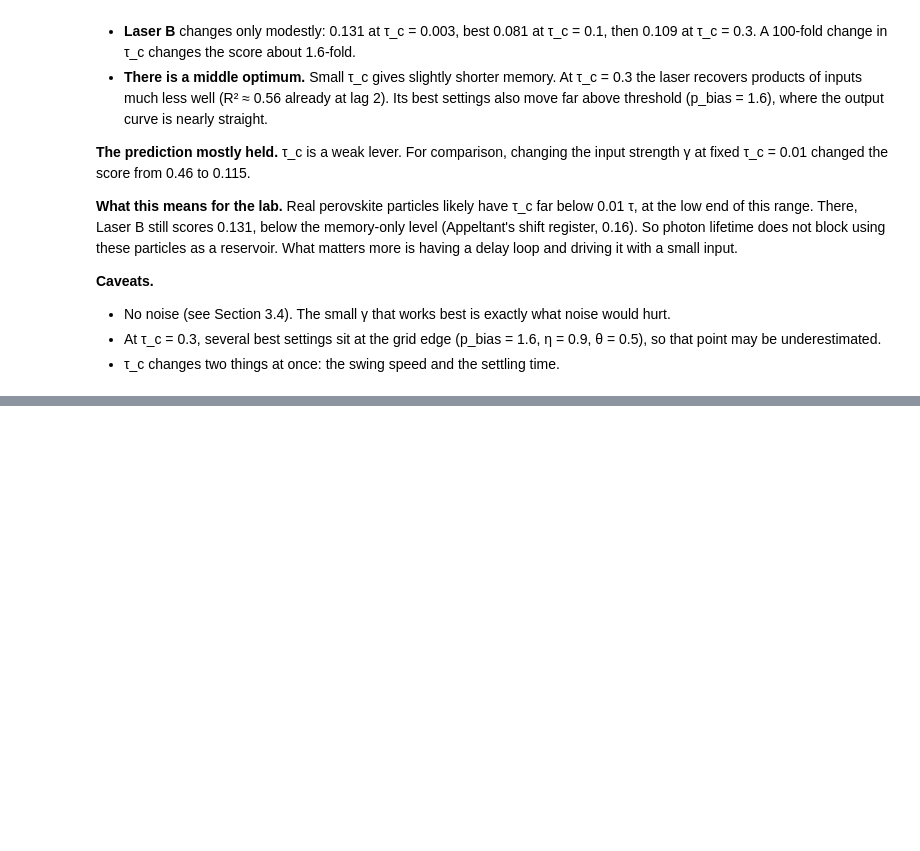
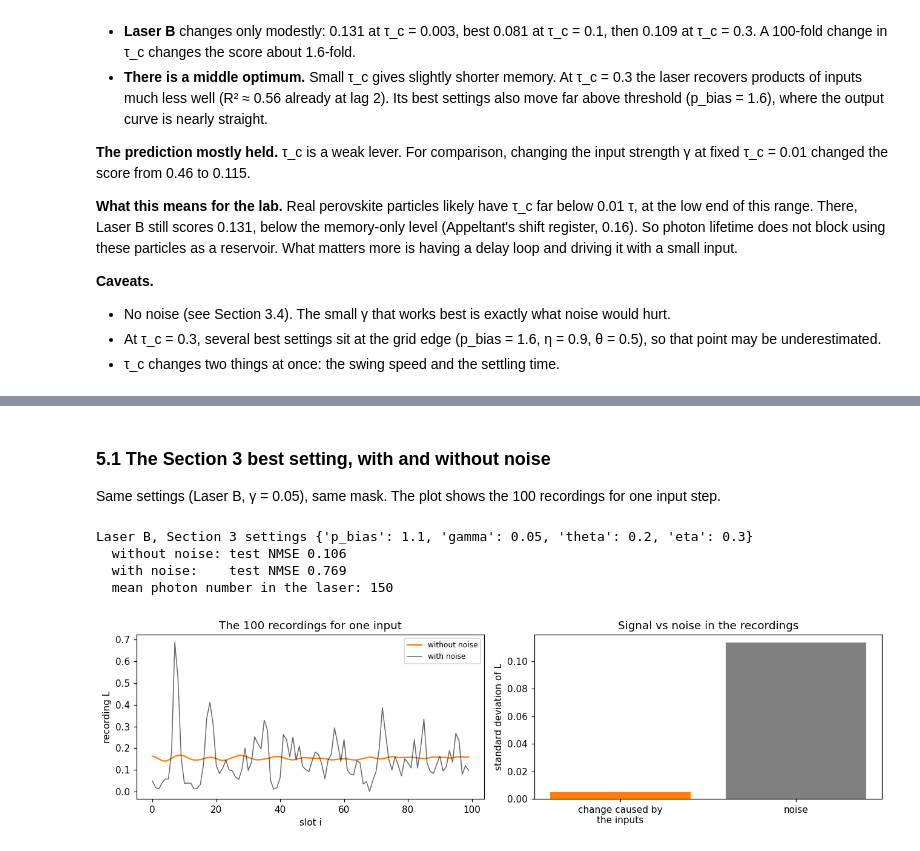
Before and after one commit to lakshsarda137/laser-reservoir-computing, a Jupyter notebook: laser_reservoir.ipynb, the cells around one changed output, grey strips where cells are left out. Cells and saved outputs as stored; diff of their text form; code cells hidden in the pictures; blank space fills up the shorter version.

Commit message:
Add laser quantum noise study (Section 5), noise search script, and interactive visualization

```diff
--- a/laser_reservoir.ipynb
+++ b/laser_reservoir.ipynb
@@ -706,0 +769,31 @@ plt.tight_layout(); plt.show()
+# %% [markdown]
+### 5.1 The Section 3 best setting, with and without noise
+
+Same settings (Laser B, γ = 0.05), same mask. The plot shows the 100 recordings for one input step.
+# %%
+best_B = laser["B (delay loop)"]["settings"]
+score_clean, states_clean = noisy_test_score(best_B, noise=False)
+score_noisy, states_noisy = noisy_test_score(best_B, noise=True)
+print(f"Laser B, Section 3 settings {best_B}")
+print(f"  without noise: test NMSE {score_clean:.3f}")
+print(f"  with noise:    test NMSE {score_noisy:.3f}")
+print(f"  mean photon number in the laser: {states_noisy[train].mean() / BETA:.0f}")
+
+k_show = test.start + 10
+fig, ax = plt.subplots(1, 2, figsize=(12, 3.4))
+ax[0].plot(states_clean[k_show], color="C1", label="without noise")
+ax[0].plot(states_noisy[k_show], color="k", alpha=0.6, lw=1, label="with noise")
+ax[0].set_xlabel("slot i"); ax[0].set_ylabel("recording L"); ax[0].set_title("The 100 recordings for one input")
+ax[0].legend(fontsize=8)
+# How much each recording changes from one input to the next, compared with the noise
+change = np.std(np.diff(states_clean[test], axis=0))
+jitter = np.std(states_noisy[test] - states_clean[test])
+ax[1].bar(["change caused by\nthe inputs", "noise"], [change, jitter], color=["C1", "gray"])
+ax[1].set_ylabel("standard deviation of L"); ax[1].set_title("Signal vs noise in the recordings")
+plt.tight_layout(); plt.show()
+# %% [output]
+Laser B, Section 3 settings {'p_bias': 1.1, 'gamma': 0.05, 'theta': 0.2, 'eta': 0.3}
+  without noise: test NMSE 0.106
+  with noise:    test NMSE 0.769
+  mean photon number in the laser: 150
+[figure, added]
```
Also changed, not shown: parts of 8 cells of this notebook, 10 other files.
